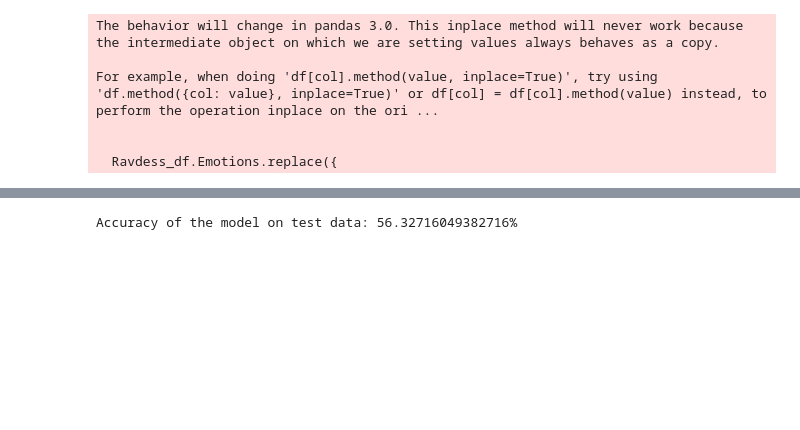
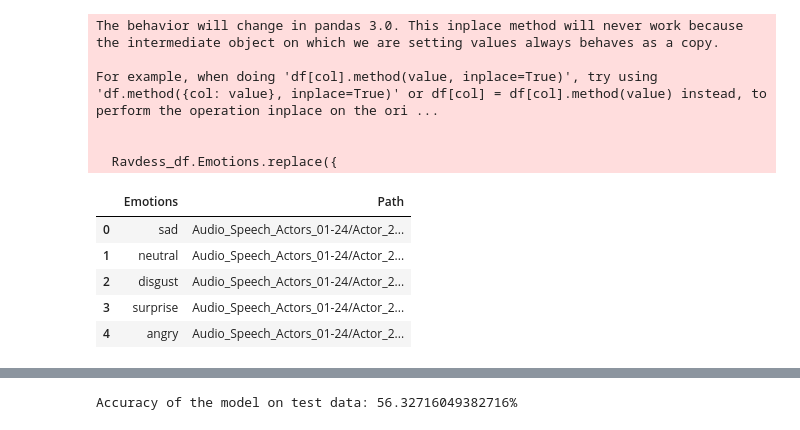
Before and after one commit to MariaGraziaBorzi/SER, a Jupyter notebook: SER.ipynb, the cells around one changed output, grey strips where cells are left out. Saved outputs shown, nothing was run; the diff lists cells and outputs as text; code cells hidden in the pictures; blank space fills up the shorter version.

```diff
--- a/SER.ipynb
+++ b/SER.ipynb
@@ -52,3 +109,12 @@ For example, when doing 'df[col].method(value, inplace=True)', try using 'df.met
 
 
   Ravdess_df.Emotions.replace({
+# %%
+Ravdess_df.head()
+# %% [output]
+|  | Emotions | Path |
+| 0 | sad | Audio_Speech_Actors_01-24/Actor_2... |
+| 1 | neutral | Audio_Speech_Actors_01-24/Actor_2... |
+| 2 | disgust | Audio_Speech_Actors_01-24/Actor_2... |
+| 3 | surprise | Audio_Speech_Actors_01-24/Actor_2... |
+| 4 | angry | Audio_Speech_Actors_01-24/Actor_2... |
```
Also changed, not shown: parts of 7 cells of this notebook.
